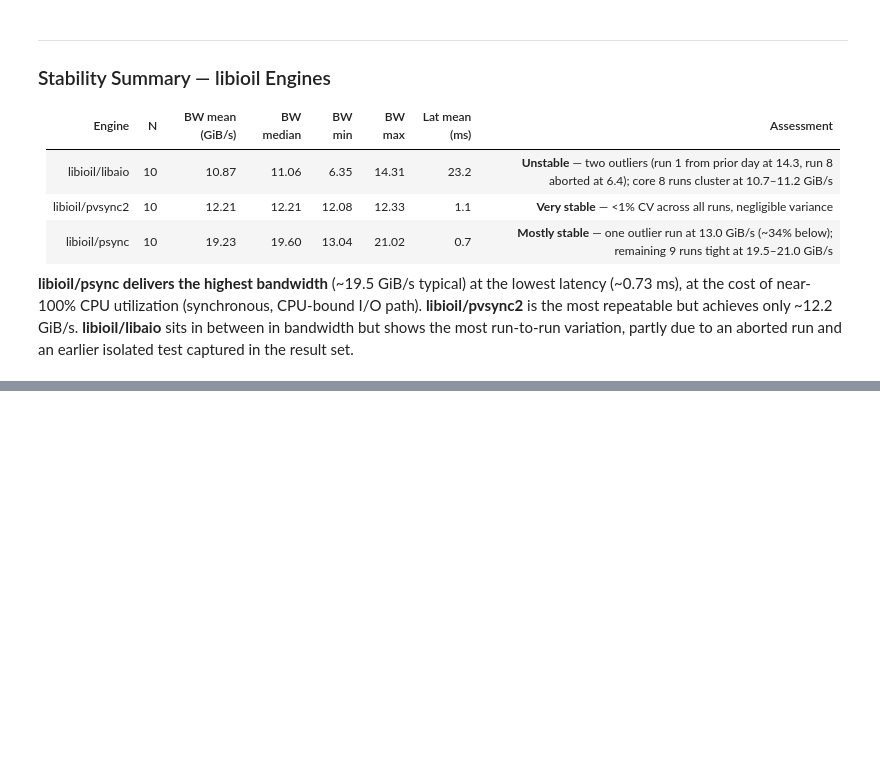
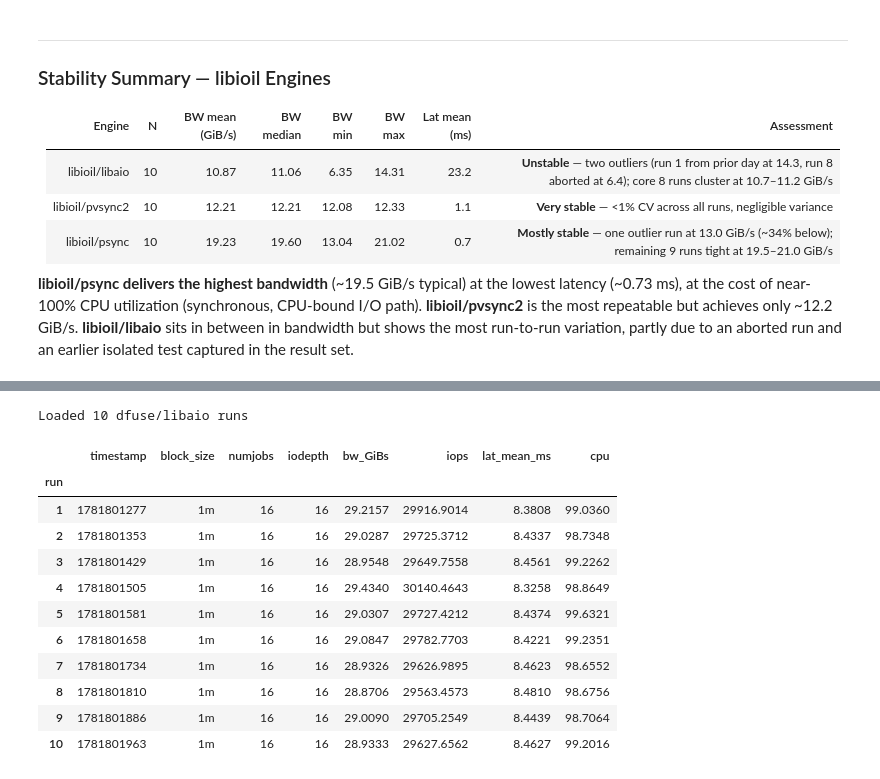
Before and after one commit to cissieAB/pdsw26_daos-bench, a Jupyter notebook: results/aurora/fio/3engines-rand_write/fio_engine_stats.ipynb, the cells around one changed output, grey strips where cells are left out. Drawn from its saved outputs; the diff is of its cells as text; code cells hidden in the pictures; blank space fills up the shorter version.

```diff
--- a/results/aurora/fio/3engines-rand_write/fio_engine_stats.ipynb
+++ b/results/aurora/fio/3engines-rand_write/fio_engine_stats.ipynb
@@ -302,0 +309,23 @@ partly due to an aborted run and an earlier isolated test captured in the result
+# %%
+rows_dfu_la = [parse_simple(p, PATTERN)
+               for p in sorted(RESULTS_DIR.glob("fio_dfuse_libaio_*.json"))]
+df_dfu_la = pd.DataFrame(rows_dfu_la).sort_values("timestamp").reset_index(drop=True)
+df_dfu_la.index.name = "run"
+df_dfu_la.index += 1
+
+print(f"Loaded {len(df_dfu_la)} dfuse/libaio runs")
+df_dfu_la
+# %% [output]
+Loaded 10 dfuse/libaio runs
+|  | timestamp | block_size | numjobs | iodepth | bw_GiBs | iops | lat_mean_ms | cpu |
+| run |  |  |  |  |  |  |  |  |
+| 1 | 1781801277 | 1m | 16 | 16 | 29.2157 | 29916.9014 | 8.3808 | 99.0360 |
+| 2 | 1781801353 | 1m | 16 | 16 | 29.0287 | 29725.3712 | 8.4337 | 98.7348 |
+| 3 | 1781801429 | 1m | 16 | 16 | 28.9548 | 29649.7558 | 8.4561 | 99.2262 |
+| 4 | 1781801505 | 1m | 16 | 16 | 29.4340 | 30140.4643 | 8.3258 | 98.8649 |
+| 5 | 1781801581 | 1m | 16 | 16 | 29.0307 | 29727.4212 | 8.4374 | 99.6321 |
+| 6 | 1781801658 | 1m | 16 | 16 | 29.0847 | 29782.7703 | 8.4221 | 99.2351 |
+| 7 | 1781801734 | 1m | 16 | 16 | 28.9326 | 29626.9895 | 8.4623 | 98.6552 |
+| 8 | 1781801810 | 1m | 16 | 16 | 28.8706 | 29563.4573 | 8.4810 | 98.6756 |
+| 9 | 1781801886 | 1m | 16 | 16 | 29.0090 | 29705.2549 | 8.4439 | 98.7064 |
+| 10 | 1781801963 | 1m | 16 | 16 | 28.9333 | 29627.6562 | 8.4627 | 99.2016 |
```
Also changed, not shown: parts of 13 cells of this notebook, 3 other files.
